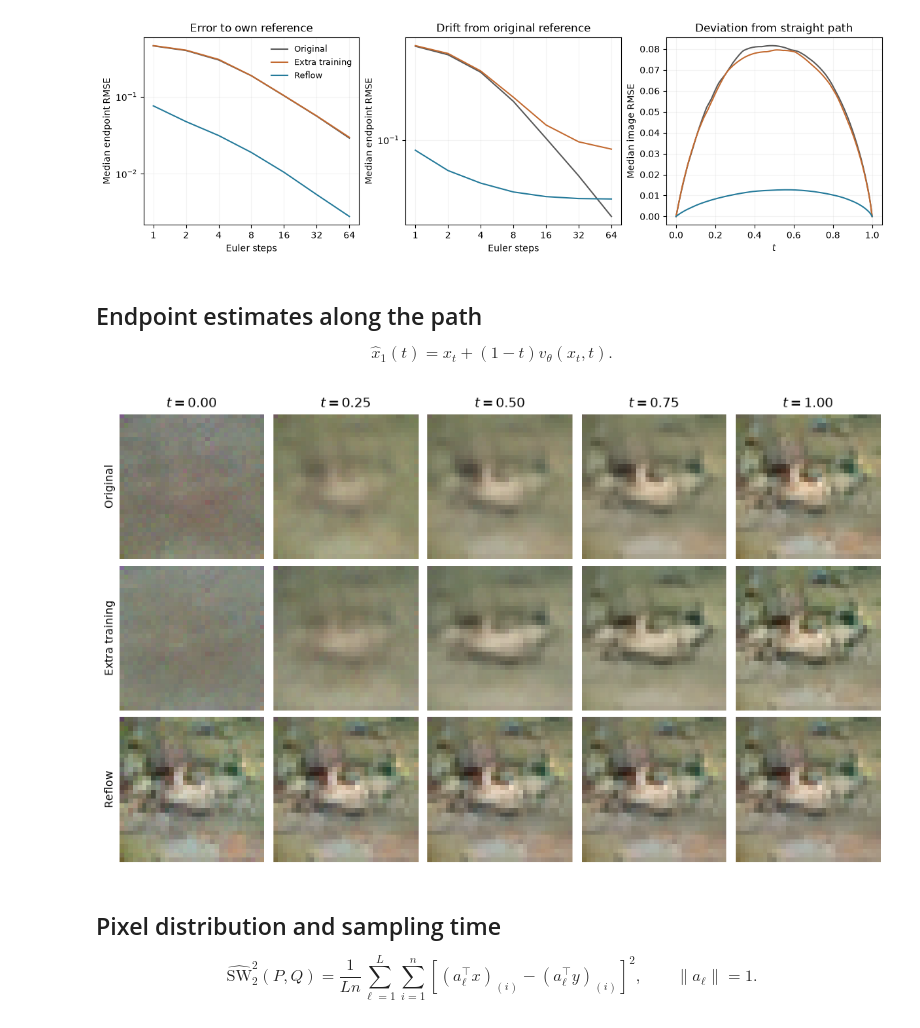
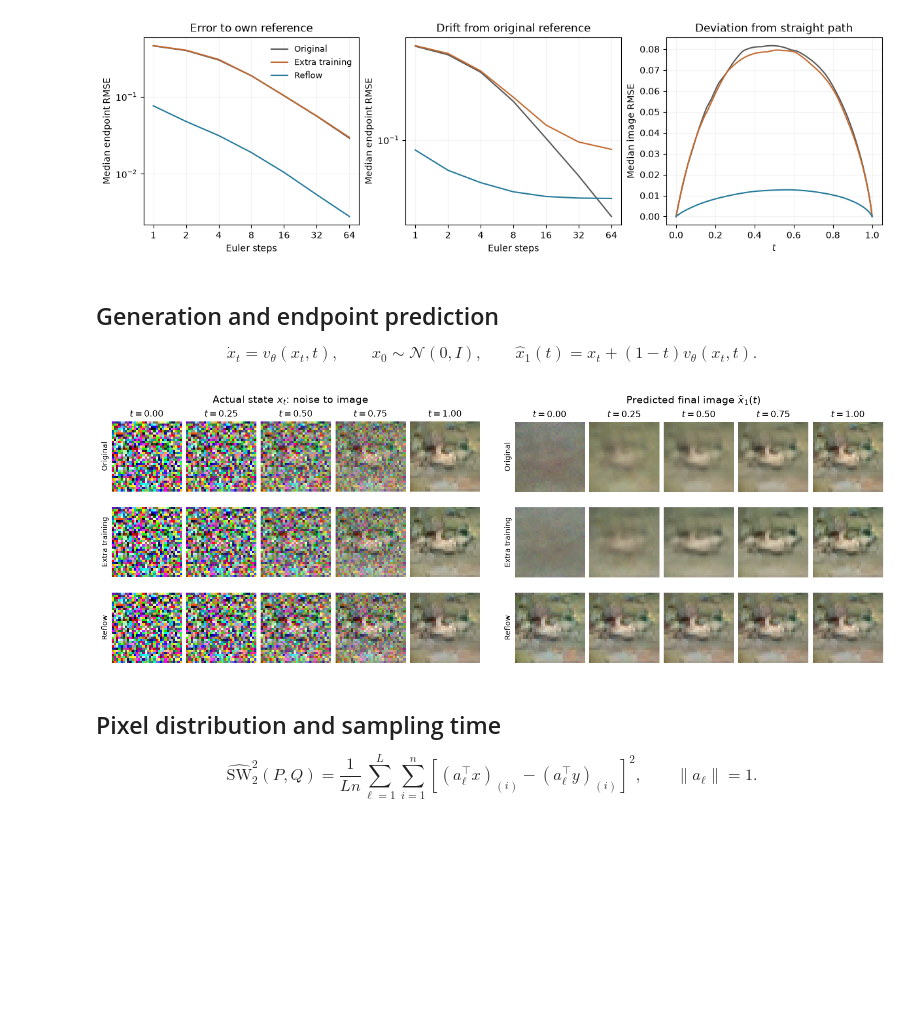
Before and after one commit to Mikolaj-MLP/Flow-Matching, a Jupyter notebook: rectified flow/rectified_flow_analysis.ipynb, the cells around one changed output. Cells and saved outputs as stored; diff of their text form; code cells hidden in the pictures; blank space fills up the shorter version.

Commit message:
Show actual trajectories alongside endpoint predictions

```diff
--- a/rectified flow/rectified_flow_analysis.ipynb
+++ b/rectified flow/rectified_flow_analysis.ipynb
@@ -388,9 +392,10 @@ plt.show()
 # %% [output]
 [figure]
 # %% [markdown]
-## Endpoint estimates along the path
+## Generation and endpoint prediction
 
-$$\widehat x_1(t)=x_t+(1-t)v_\theta(x_t,t).$$
+$$\dot x_t=v_\theta(x_t,t),\qquad x_0\sim\mathcal N(0,I),\qquad
+\widehat x_1(t)=x_t+(1-t)v_\theta(x_t,t).$$
 # %%
 @jax.jit
 def estimate_endpoint(params, states, times):
@@ -398,28 +403,36 @@ def estimate_endpoint(params, states, times):
 
 
 estimate_indices = np.array([0, 32, 64, 96, 128])
+trajectory_images = paths[:, estimate_indices, 0]
 estimate_times = jnp.asarray(path_times[estimate_indices], dtype=jnp.float32)[:, None, None, None]
 endpoint_estimates = np.stack([
-    np.asarray(estimate_endpoint(params, jnp.asarray(paths[i, estimate_indices, 0]), estimate_times))
+    np.asarray(estimate_endpoint(params, jnp.asarray(trajectory_images[i]), estimate_times))
     for i, params in enumerate(models)
 ])
 # %%
-fig, axes = plt.subplots(3, 5, figsize=(10, 6), layout="constrained")
-for row, name in enumerate(names):
-    for col, index in enumerate(estimate_indices):
-        ax = axes[row, col]
-        ax.imshow(np.clip((endpoint_estimates[row, col] + 1) / 2, 0, 1),
-                  interpolation="nearest")
-        ax.set(xticks=[], yticks=[])
-        for spine in ax.spines.values():
-            spine.set_visible(False)
-        if row == 0:
-            ax.set_title(f"$t={path_times[index]:.2f}$")
-        if col == 0:
-            ax.set_ylabel(name)
+fig = plt.figure(figsize=(15, 5.3), layout="constrained")
+subfigures = fig.subfigures(1, 2, wspace=0.05)
+for subfig, images, title in zip(
+    subfigures, [trajectory_images, endpoint_estimates],
+    [r"Actual state $x_t$: noise to image", r"Predicted final image $\widehat{x}_1(t)$"]
+):
+    subfig.suptitle(title, fontsize=14)
+    axes = subfig.subplots(3, 5)
+    for row, name in enumerate(names):
+        for col, index in enumerate(estimate_indices):
+            ax = axes[row, col]
+            ax.imshow(np.clip((images[row, col] + 1) / 2, 0, 1),
+                      interpolation="nearest")
+            ax.set(xticks=[], yticks=[])
+            for spine in ax.spines.values():
+                spine.set_visible(False)
+            if row == 0:
+                ax.set_title(f"$t={path_times[index]:.2f}$")
+            if col == 0:
+                ax.set_ylabel(name)
 plt.show()
 # %% [output]
-[figure, old version]
+[figure, new version]
 # %% [markdown]
 ## Pixel distribution and sampling time
 
```
Also changed, not shown: parts of 6 cells of this notebook.
